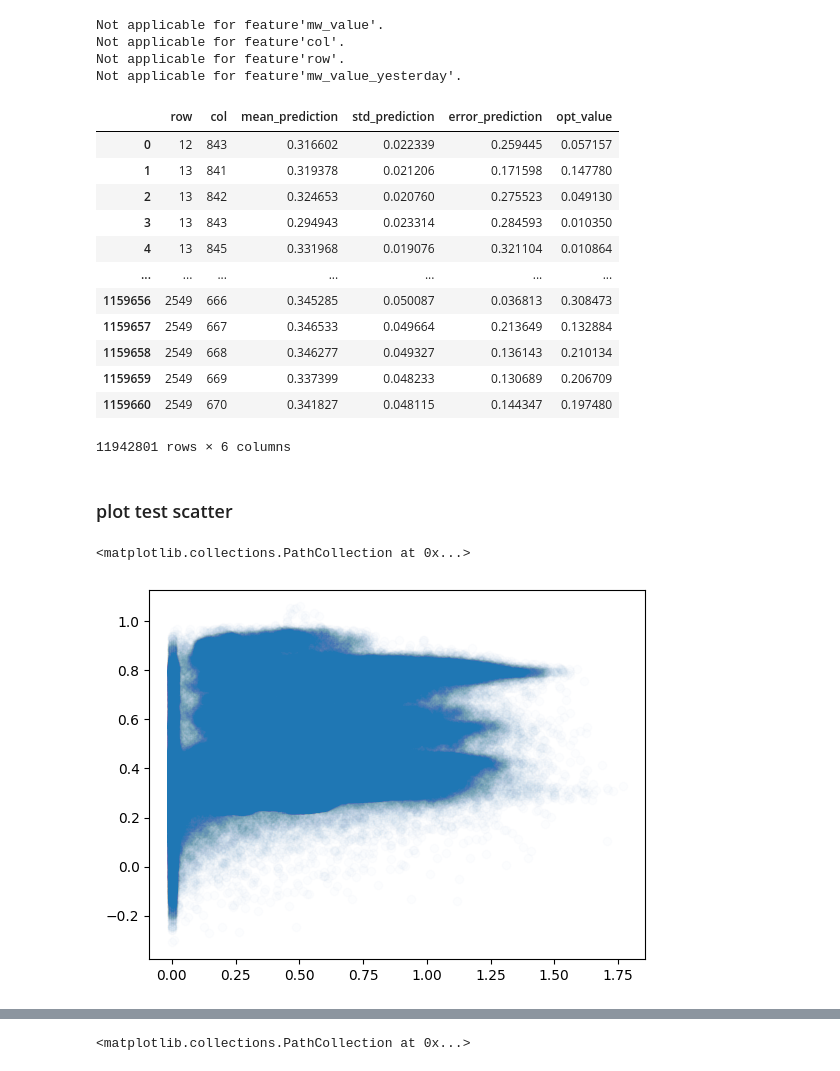
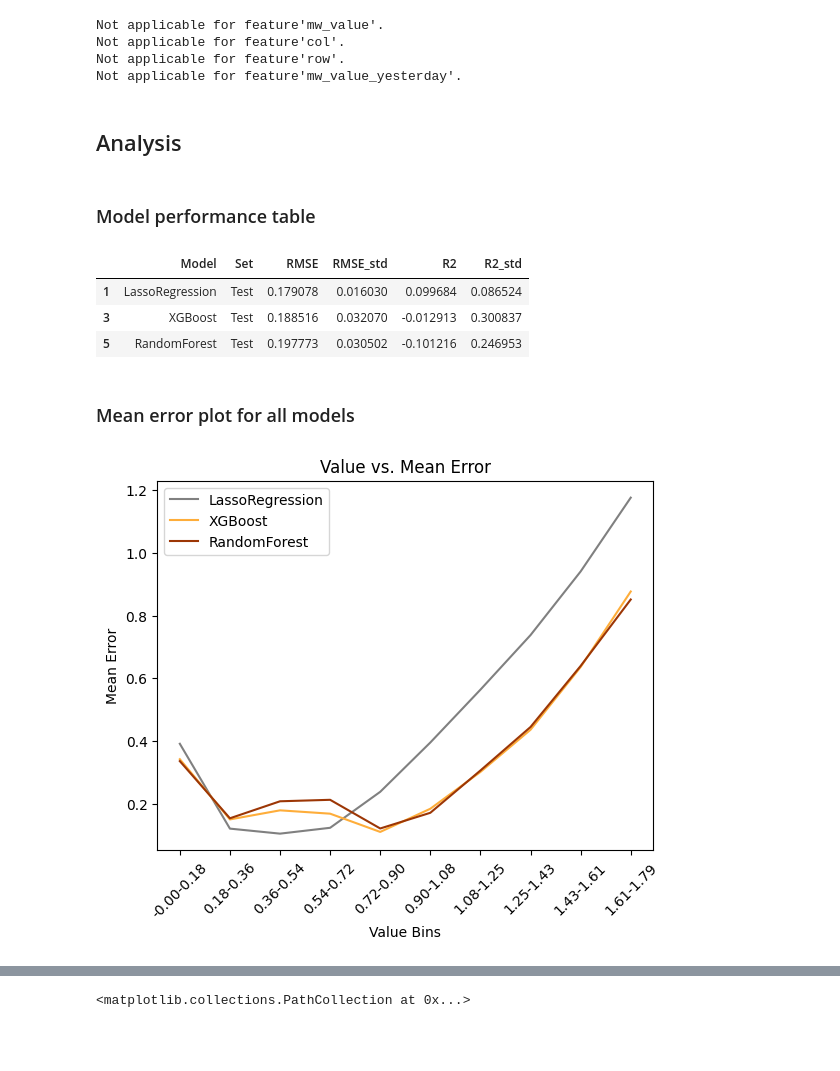
Before and after one commit to linaskerath/RP_Greenland, a Jupyter notebook: Scripts/xx_model_performance_analysis.ipynb, the cells around one changed output, grey strips where cells are left out. Cells and saved outputs as stored; diff of their text form; code cells hidden in the pictures; blank space fills up the shorter version.

Commit message:
plots

```diff
--- a/Scripts/xx_model_performance_analysis.ipynb
+++ b/Scripts/xx_model_performance_analysis.ipynb
@@ -19,7 +20,8 @@ import functions_model_analysis as ff
 # data = f.data_normalization(data)
 
 date_from = "2019-08-01"
-date_to = "2019-08-14"
+#date_to = "2019-08-14"
+date_to = "2019-08-03"
 path = r"../Data/combined/dataframe_extended/"
 data = f.import_data(date_from=date_from, date_to=date_to, df_path=path, predict_only=False)
 data = f.data_normalization(data)
@@ -38,4 +40,55 @@ LassoReg = f.load_object('LassoRegression')
 ElasticNetReg = f.load_object('ElasticNetRegression')
 RandomForest = f.load_object('RandomForest')
 GradientBoosting = f.load_object('XGBoost')
+# %%
+model_list = [LassoReg , GradientBoosting, RandomForest] #, LassoReg, ElasticNetReg, RandomForest, GradientBoosting] # LinReg_noXY
+# %% [markdown]
+## Analysis
+# %% [markdown]
+### Model performance table
+# %%
+table = f.model_comparison_table(model_list).reset_index()
+table[table['Set']=='Test']
+# %% [output]
+|  | Model | Set | RMSE | RMSE_std | R2 | R2_std |
+| 1 | LassoRegression | Test | 0.179078 | 0.016030 | 0.099684 | 0.086524 |
+| 3 | XGBoost | Test | 0.188516 | 0.032070 | -0.012913 | 0.300837 |
+| 5 | RandomForest | Test | 0.197773 | 0.030502 | -0.101216 | 0.246953 |
+# %% [markdown]
+### Mean error plot for all models
+# %%
+num_bins = 10
+mean_error_list = []
+
+first = True
+for model in model_list:
+    df = f.mean_predict(model, data)[['row', 'col', 'error_prediction', 'opt_value']]
+    df['value_bin'] = pd.cut(df['opt_value'], bins=num_bins, labels=False)
+    mean_error = df.groupby('value_bin')['error_prediction'].mean()
+    if first:
+        # Get the bin edges and convert them to strings for labeling
+        bin_range = (df['opt_value'].min(), df['opt_value'].max())
+        bin_edges = pd.cut(df['opt_value'], bins=num_bins, labels=False, retbins=True)[1]
+        bin_labels = [f"{bin_edges[i]:.2f}-{bin_edges[i+1]:.2f}" for i in range(len(bin_edges)-1)]
+        first = False
+
+    del df
+    mean_error_list.append(mean_error)
+# %%
+colors = ['#808080', '#fead3a',  '#9c3605']
+# %%
+fig, ax = plt.subplots() # figsize=(10, 6)
+
+for i in range(len(mean_error_list)):
+    ax.plot(bin_labels, mean_error_list[i].values, label=model_list[i].name, color=colors[i])
+
+ax.set_xlabel('Value Bins')
+ax.set_ylabel('Mean Error')
+ax.set_title('Value vs. Mean Error')
+ax.set_xticks(range(len(bin_labels)), ha='left')
+ax.set_xticklabels(bin_labels, rotation=45)
+plt.legend()
+plt.show()
+# %% [output]
+[figure, added]
 # %%
@@ -43,23 +95,0 @@ data_predicted = f.mean_predict(lr, data)
-# %%
-data_predicted # 871181 -> 11942801
-# %% [output]
-|  | row | col | mean_prediction | std_prediction | error_prediction | opt_value |
-| 0 | 12 | 843 | 0.316602 | 0.022339 | 0.259445 | 0.057157 |
-| 1 | 13 | 841 | 0.319378 | 0.021206 | 0.171598 | 0.147780 |
-| 2 | 13 | 842 | 0.324653 | 0.020760 | 0.275523 | 0.049130 |
-| 3 | 13 | 843 | 0.294943 | 0.023314 | 0.284593 | 0.010350 |
-| 4 | 13 | 845 | 0.331968 | 0.019076 | 0.321104 | 0.010864 |
-| ... | ... | ... | ... | ... | ... | ... |
-| 1159656 | 2549 | 666 | 0.345285 | 0.050087 | 0.036813 | 0.308473 |
-| 1159657 | 2549 | 667 | 0.346533 | 0.049664 | 0.213649 | 0.132884 |
-| 1159658 | 2549 | 668 | 0.346277 | 0.049327 | 0.136143 | 0.210134 |
-| 1159659 | 2549 | 669 | 0.337399 | 0.048233 | 0.130689 | 0.206709 |
-| 1159660 | 2549 | 670 | 0.341827 | 0.048115 | 0.144347 | 0.197480 |
-11942801 rows × 6 columns
-# %% [markdown]
-### plot test scatter
-# %%
-plt.scatter(data_predicted['opt_value'], data_predicted['mean_prediction'], alpha = 0.01)
-# %% [output]
-<matplotlib.collections.PathCollection at 0x...>
-[figure, removed]
```
Also changed, not shown: parts of 12 cells of this notebook, 2 other files.
